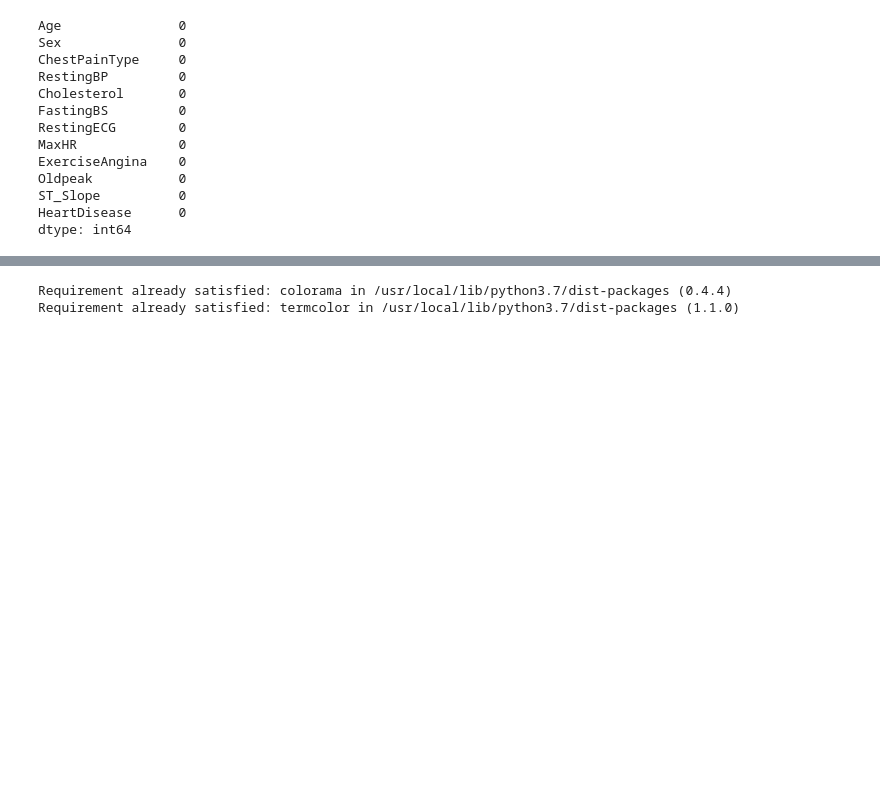
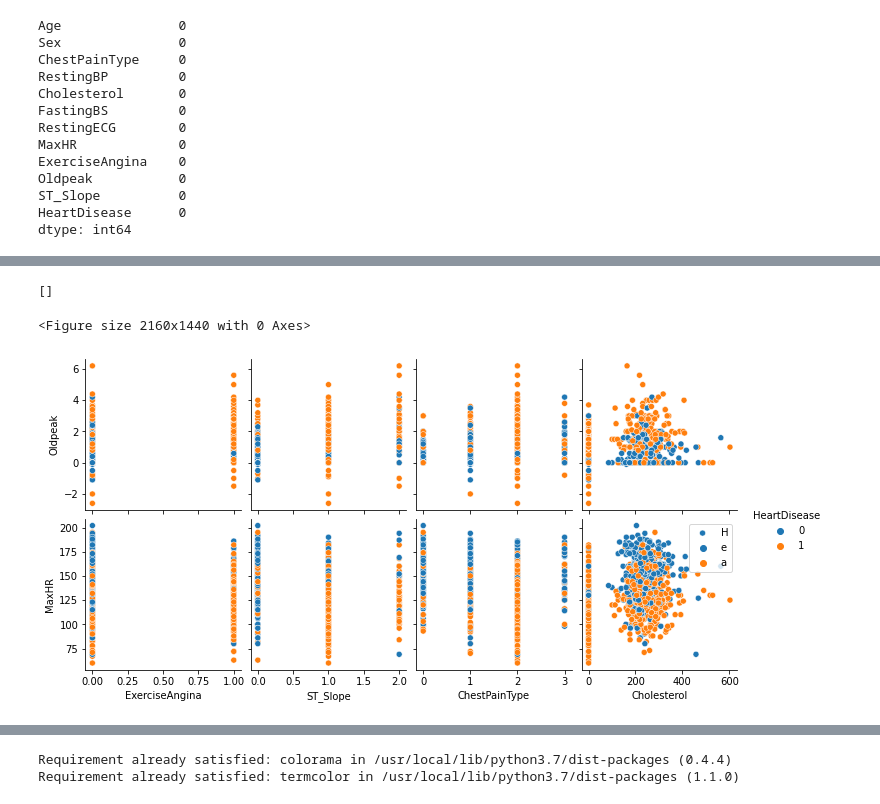
Before and after one commit to aarushkachhawa/Heart-Disease-Detection, a Jupyter notebook: Heart_Disease_Detection_Paper.ipynb, the cells around one changed output, grey strips where cells are left out. Cells and saved outputs as stored; diff of their text form; code cells hidden in the pictures; blank space fills up the shorter version.

```diff
--- a/Heart_Disease_Detection_Paper.ipynb
+++ b/Heart_Disease_Detection_Paper.ipynb
@@ -91,3 +105,13 @@ plt.show()
+# %%
+# Chart 2
+plt.figure(figsize=(30,20))
+sns.pairplot(data, hue="HeartDisease", x_vars=["ExerciseAngina", "ST_Slope", "ChestPainType", "Cholesterol"], y_vars=["Oldpeak", "MaxHR"])
+plt.legend("HeartDisease")
+plt.plot()
+# %% [output]
+[]
+<Figure size 2160x1440 with 0 Axes>
+[figure, added]
 # %%
 from sklearn.utils import resample
 
```
Also changed, not shown: parts of 11 cells of this notebook.
